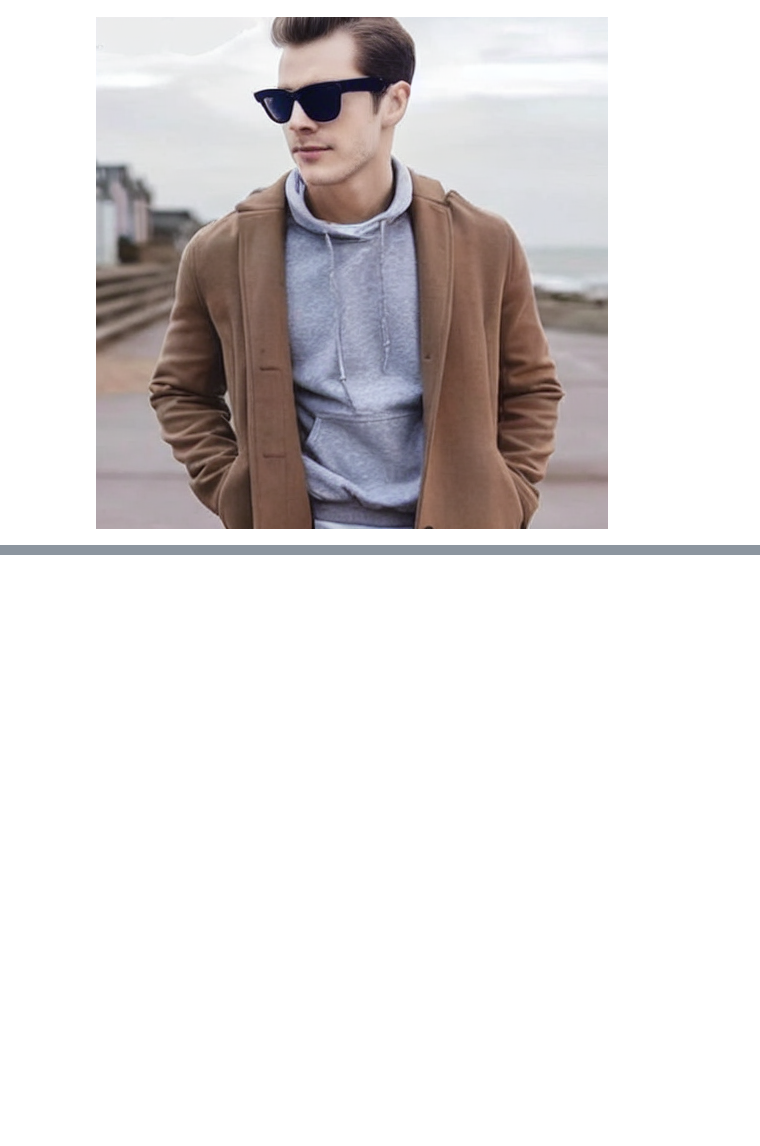
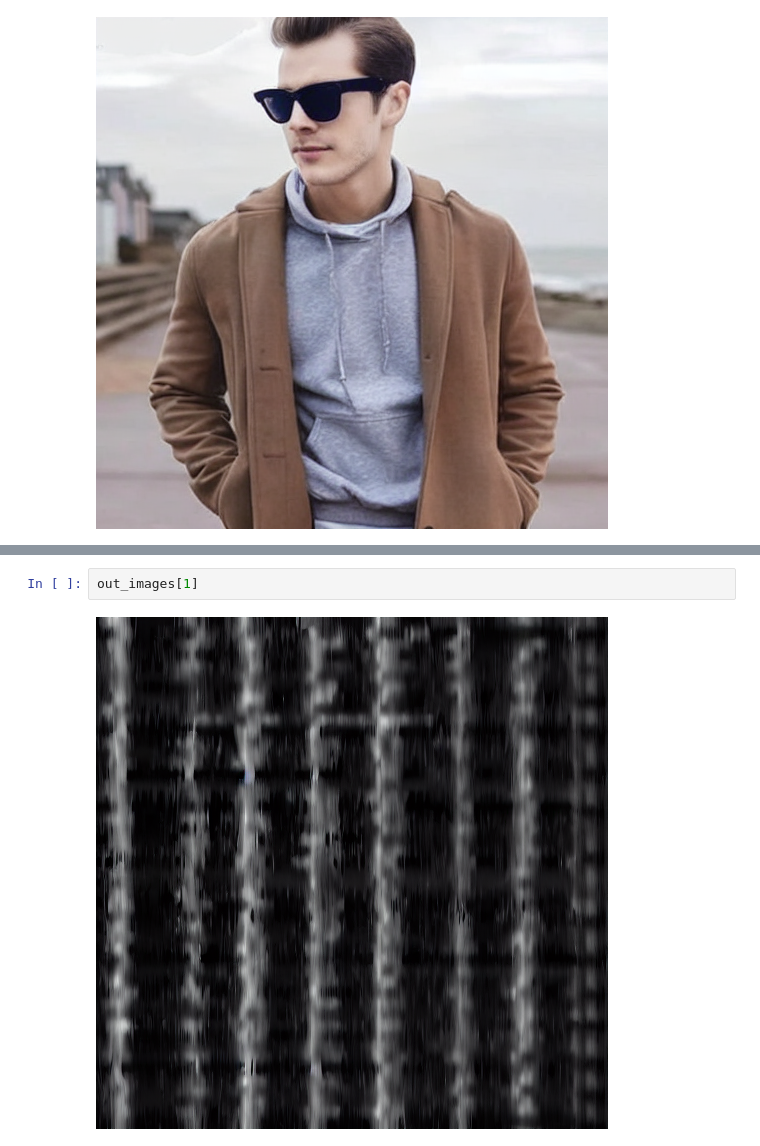
Before and after one commit to reichlab/flusion, a Jupyter notebook: code/outpaint/outpaint.ipynb, the cells around one changed output, grey strips where cells are left out. Drawn from its saved outputs; the diff is of its cells as text; blank space fills up the shorter version.

```diff
--- a/code/outpaint/outpaint.ipynb
+++ b/code/outpaint/outpaint.ipynb
@@ -221,0 +216,4 @@ plt.tight_layout()
+# %%
+out_images[1]
+# %% [output]
+[figure, added]
```
Also changed, not shown: parts of 33 cells of this notebook, 2 other files.
